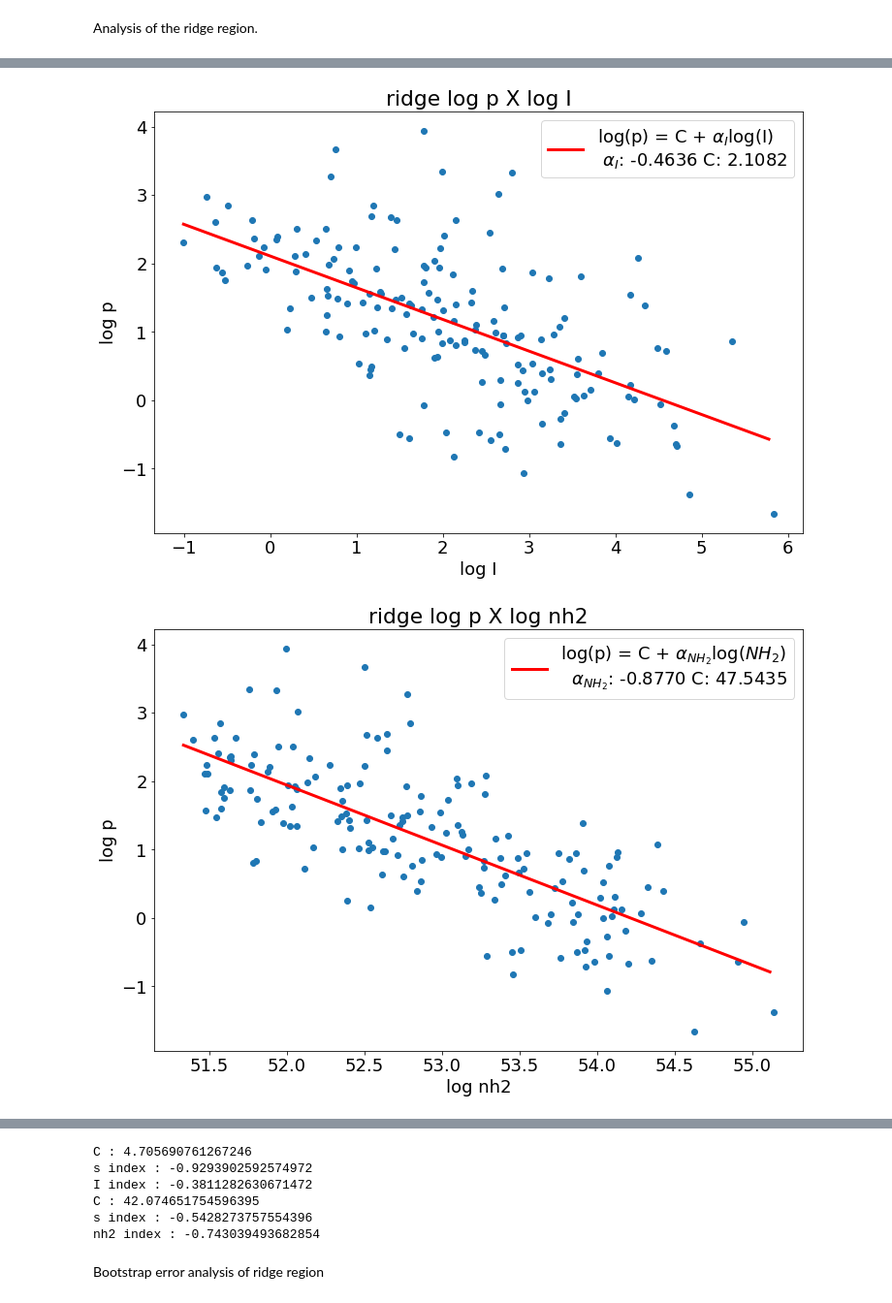
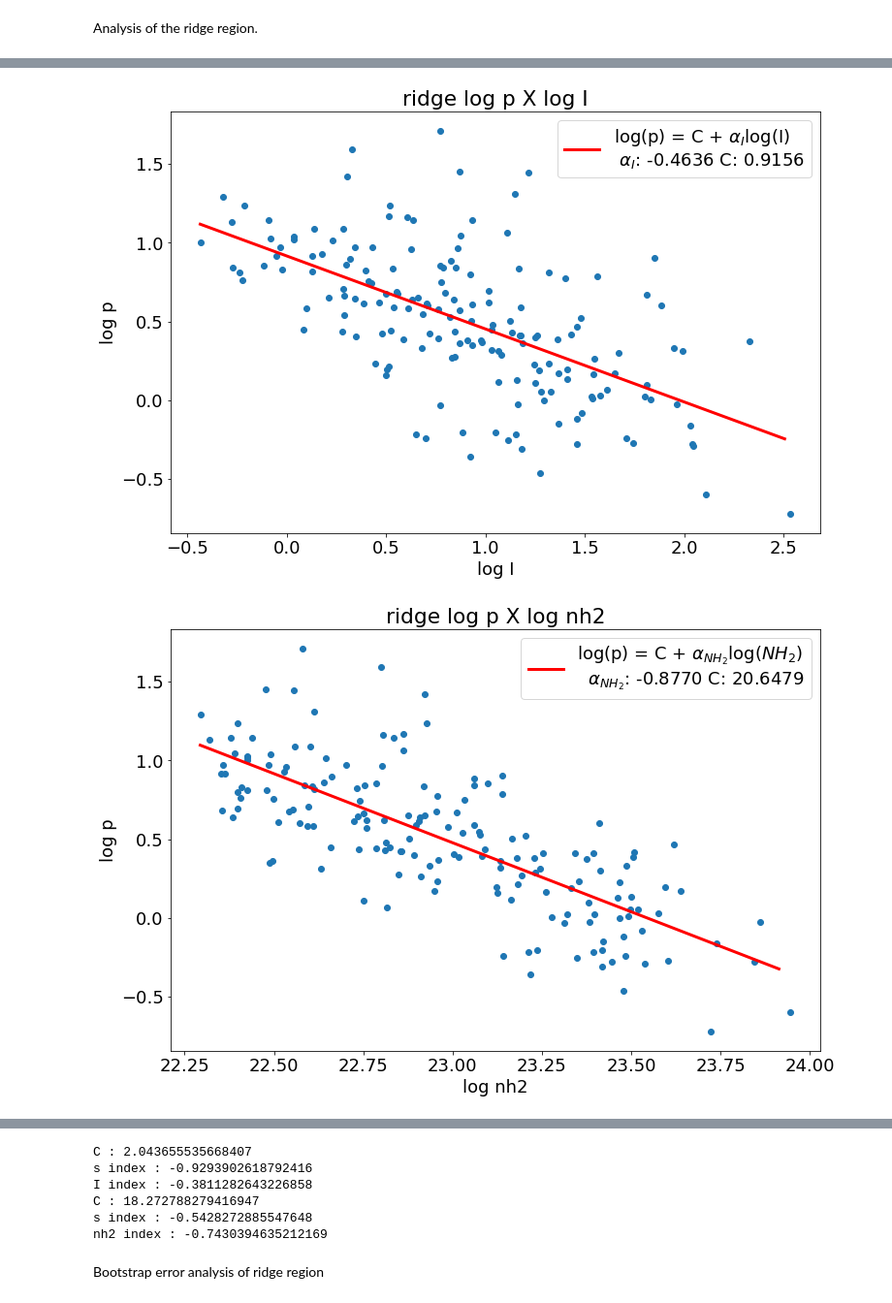
Before and after one commit to Siddharth3-14/Internship-MIT, a Jupyter notebook: dr21_analysis.ipynb, the cells around one changed output, grey strips where cells are left out. Shown at 97% size. Drawn from its saved outputs; the diff is of its cells as text; code cells hidden in the pictures.

```diff
--- a/dr21_analysis.ipynb
+++ b/dr21_analysis.ipynb
@@ -996,11 +1039,11 @@ nh2_ridge_array_ind = nh2_ridge_array_ind[::4]
 micron8_ridge_array_ind = micron8_ridge_array.copy()
 micron8_ridge_array_ind = micron8_ridge_array_ind[::4]
 
-log_s = np.log(s_ridge_array_ind)
-log_p = np.log(p_ridge_array_ind)
-log_I = np.log(I_ridge_array_ind)
-log_nh2 = np.log(nh2_ridge_array_ind)
-log_8micron = np.log(micron8_ridge_array_ind)
+log_s = np.log10(s_ridge_array_ind)
+log_p = np.log10(p_ridge_array_ind)
+log_I = np.log10(I_ridge_array_ind)
+log_nh2 = np.log10(nh2_ridge_array_ind)
+log_8micron = np.log10(micron8_ridge_array_ind)
 
 p_min = np.nanmin(log_p)
 p_max = np.log(50)
@@ -1020,6 +1063,7 @@ nh2_bins = np.arange(nh2_min,nh2_max, 0.06)
 df_log = pd.DataFrame({'logp': log_p,'logs':log_s,'logI':log_I,'lognh2':log_nh2})
 df_log = df_log.dropna()
 
+print(df_log.head)
 PS_ridge_param, PS_ridge_param_cov = curve_fit(lin_fit, df_log['logs'], df_log['logp'])
 PS_FitFunc_ridge = lin_fit(s_bins,PS_ridge_param[0],PS_ridge_param[1])
 # print(PS_lower_param[0],PS_lower_param[1])
@@ -1136,2 +1194,2 @@ print('nh2 index :',PSI_param_lower[2])
-[figure, old version]
+[figure, new version]
-[figure, old version]
+[figure, new version]
@@ -1139,9 +1197,9 @@ print('nh2 index :',PSI_param_lower[2])
-C : 4.705690761267246
-s index : -0.9293902592574972
-I index : -0.3811282630671472
-C : 42.074651754596395
-s index : -0.5428273757554396
-nh2 index : -0.743039493682854
+C : 2.043655535668407
+s index : -0.9293902618792416
+I index : -0.3811282643226858
+C : 18.272788279416947
+s index : -0.5428272885547648
+nh2 index : -0.7430394635212169
 # %% [markdown]
 Bootstrap error analysis of ridge region
 # %%
```
Also changed, not shown: parts of 7 cells of this notebook.
